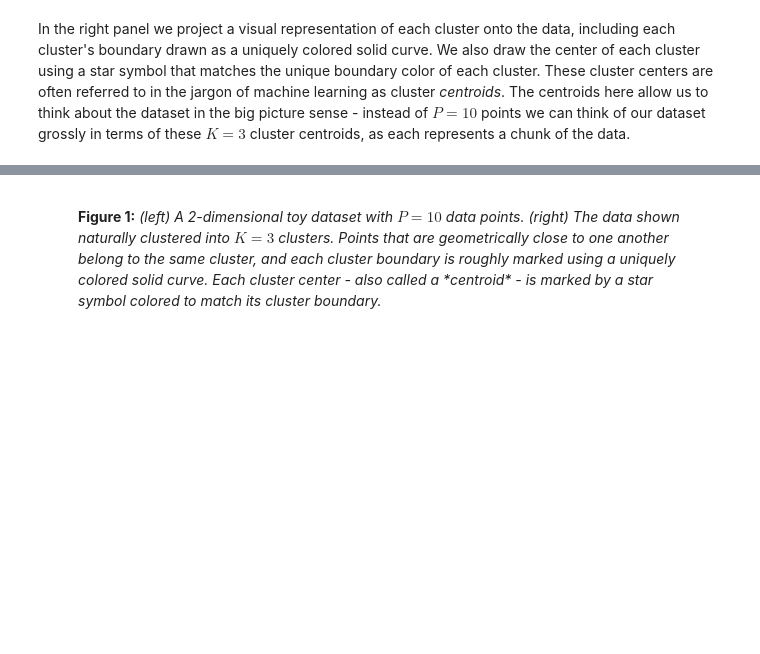
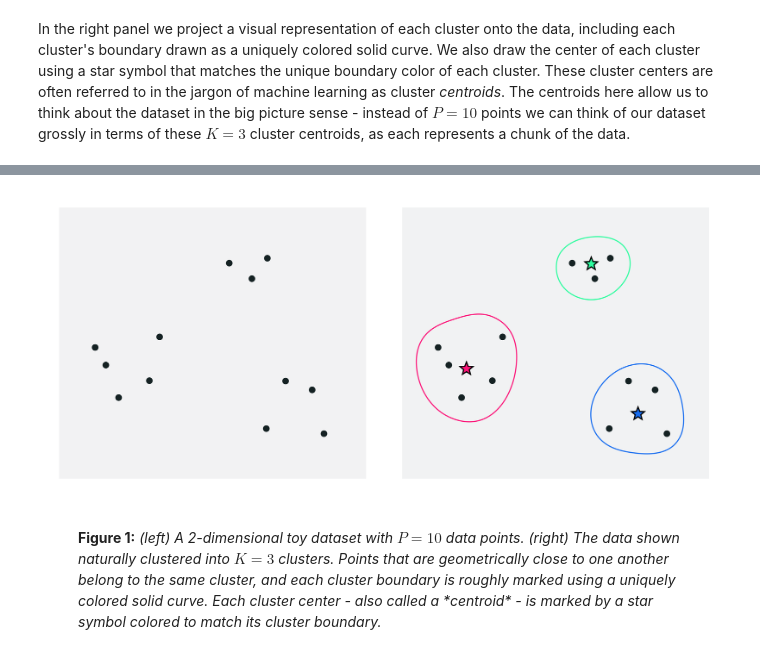
Before and after one commit to neonwatty/machine_learning_refined, a Jupyter notebook: notes/8_Linear_unsupervised_learning/8_5_Kmeans.ipynb, the cells around one changed output, grey strips where cells are left out. Saved outputs shown, nothing was run; the diff lists cells and outputs as text; code cells hidden in the pictures; blank space fills up the shorter version.

```diff
--- a/notes/8_Linear_unsupervised_learning/8_5_Kmeans.ipynb
+++ b/notes/8_Linear_unsupervised_learning/8_5_Kmeans.ipynb
@@ -47,3 +86,7 @@ IPython.display.HTML('''<img src="''' + image_path_1 + '''" width="90%" height="
+# %%
+Image(image_path_1)
+# %% [output]
+[figure, added]
 # %% [markdown]
 <figure>
   <figcaption>
```
Also changed, not shown: parts of 16 cells of this notebook, 5 other files.
